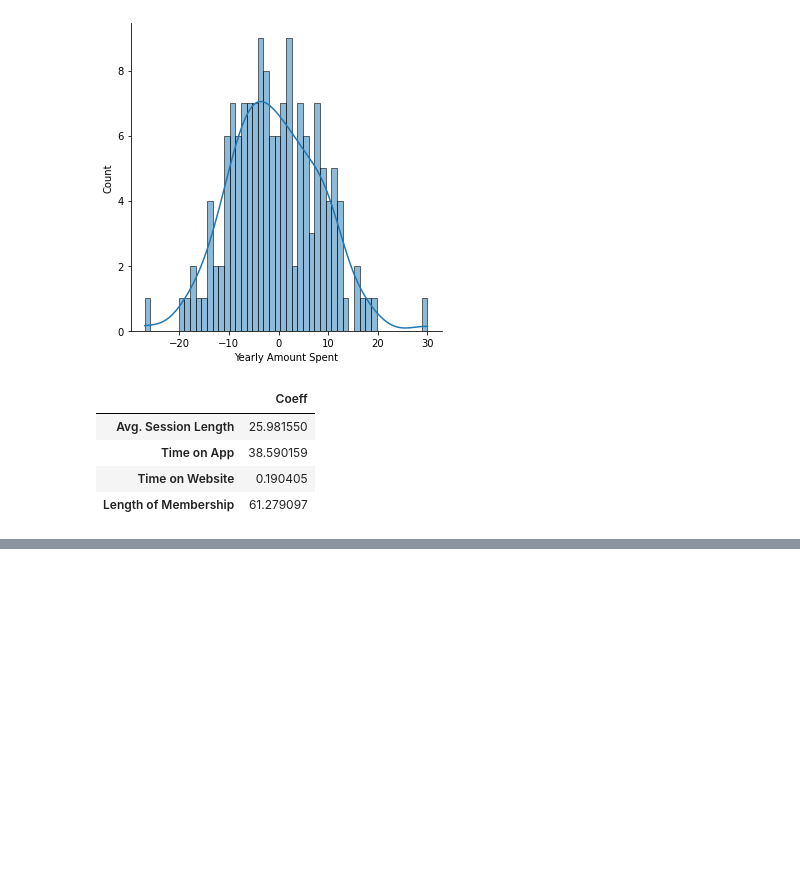
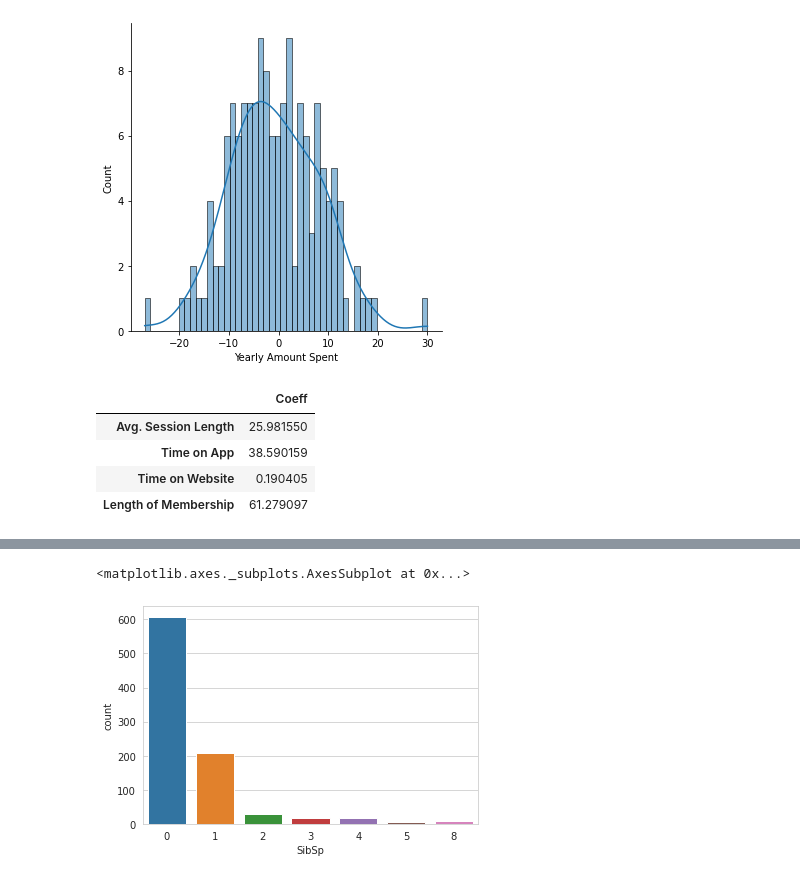
Before and after one commit to kozz84/Udemy, a Jupyter notebook: intro.ipynb, the cells around one changed output, grey strips where cells are left out. Drawn from its saved outputs; the diff is of its cells as text; code cells hidden in the pictures; blank space fills up the shorter version.

```diff
--- a/intro.ipynb
+++ b/intro.ipynb
@@ -1188,0 +1234,5 @@ cdf
+# %%
+sns.countplot(x='SibSp', data=train)
+# %% [output]
+<matplotlib.axes._subplots.AxesSubplot at 0x...>
+[figure, added]
```
Also changed, not shown: parts of 36 cells of this notebook.
